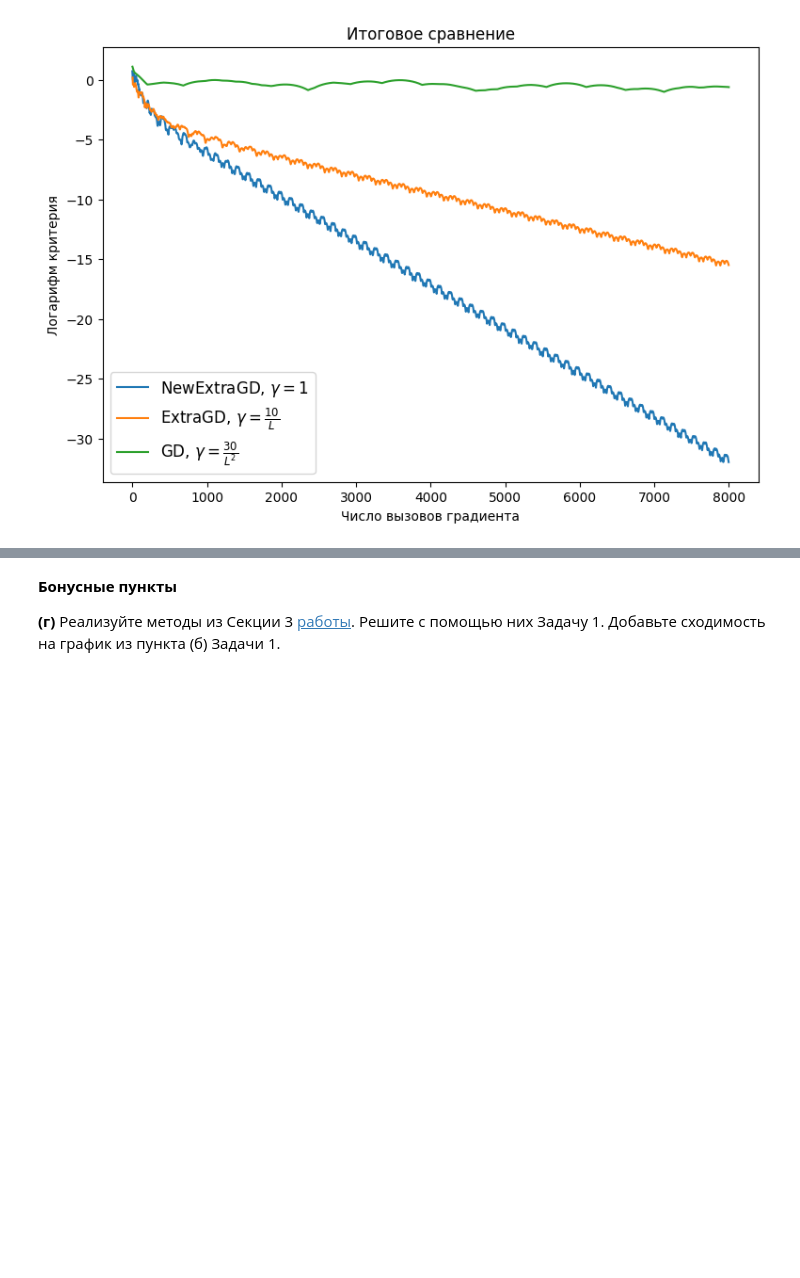
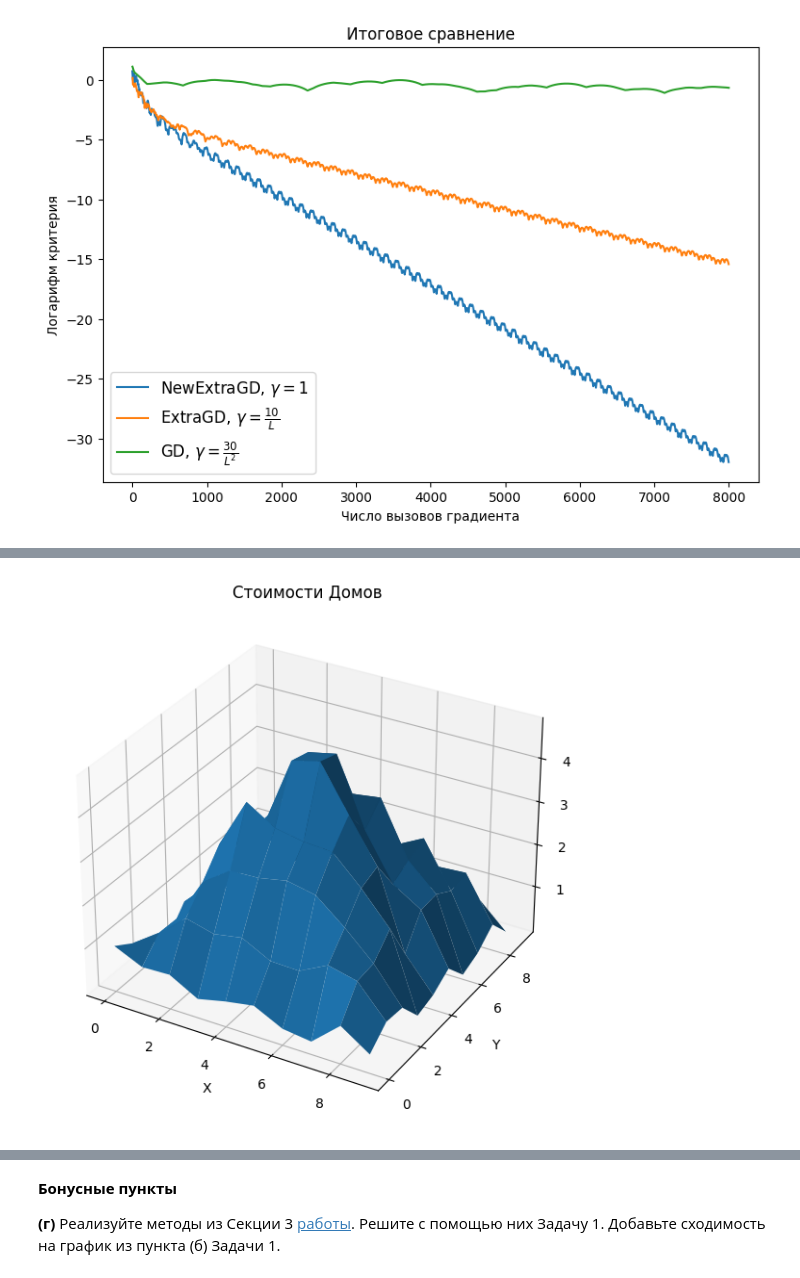
Before and after one commit to featztex/optimization, a Jupyter notebook: hw/Emelyanov_HW_8.ipynb, the cells around one changed output, grey strips where cells are left out. Drawn from its saved outputs; the diff is of its cells as text; code cells hidden in the pictures; blank space fills up the shorter version.

```diff
--- a/hw/Emelyanov_HW_8.ipynb
+++ b/hw/Emelyanov_HW_8.ipynb
@@ -348,0 +359,16 @@ risovach(grads=[grads_new, grads_extra, grads_gd],
+# %%
+from mpl_toolkits.mplot3d import Axes3D
+
+X, Y = np.meshgrid(range(10), range(10))
+Z = np.copy(B)
+
+fig = plt.figure(figsize=(10,7))
+ax = fig.add_subplot(1, 1, 1, projection='3d')
+ax.plot_surface(X, Y, Z)
+ax.set_xlabel('X')
+ax.set_ylabel('Y')
+ax.set_title('Стоимости Домов')
+
+plt.show()
+# %% [output]
+[figure, added]
```
Also changed, not shown: parts of 7 cells of this notebook.
